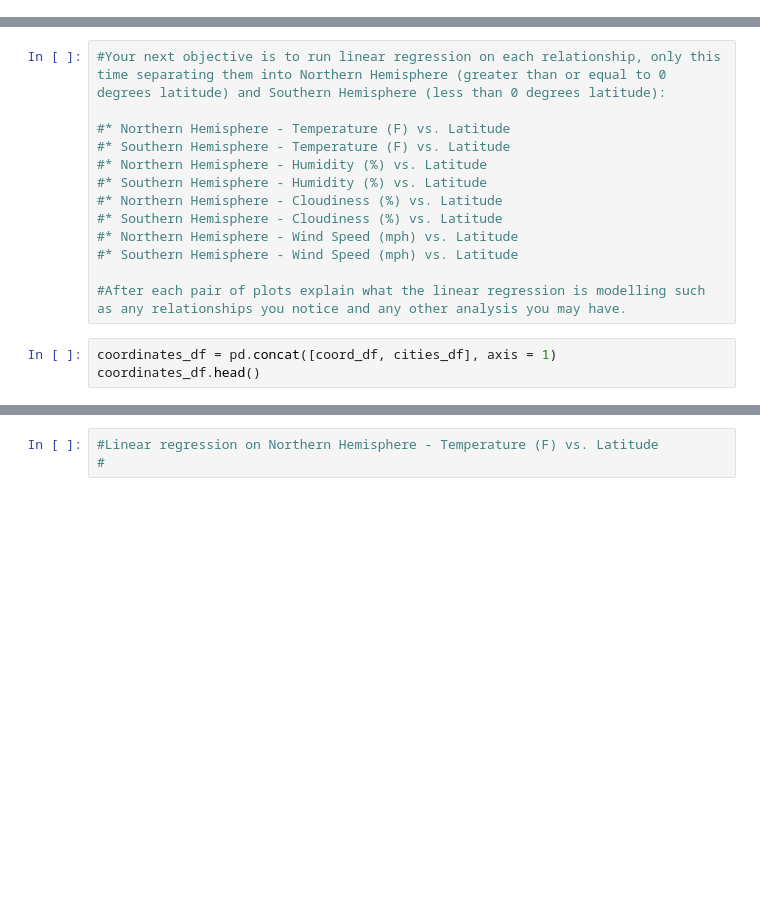
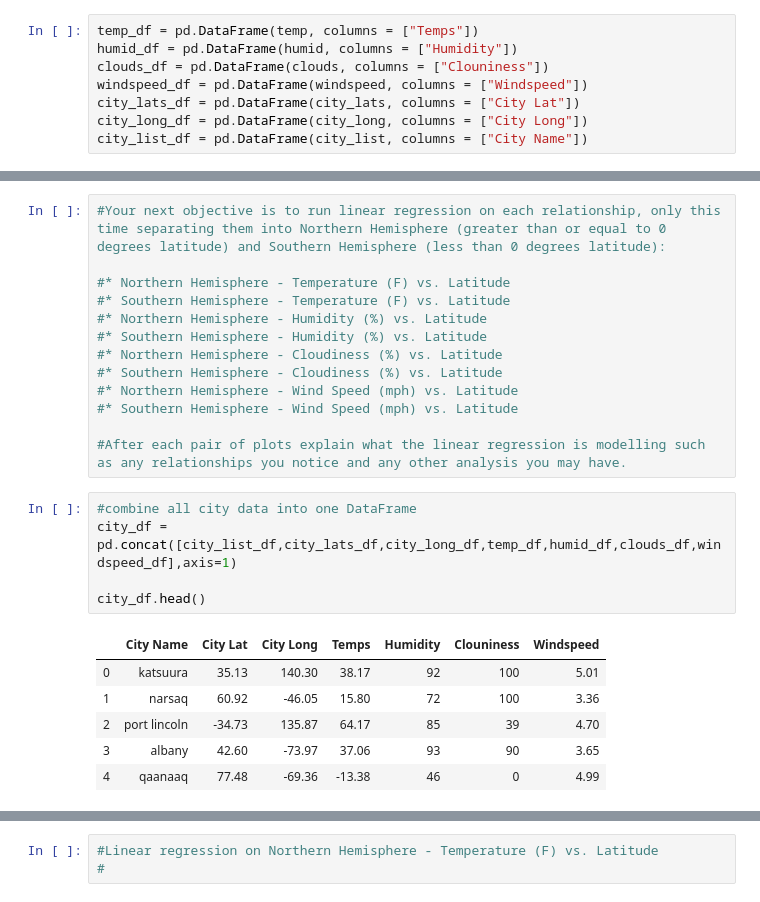
Before and after one commit to JKx2020/python-api-challenge, a Jupyter notebook: WeatherPy/weatherpy.ipynb, the cells around one changed output, grey strips where cells are left out. Drawn from its saved outputs; the diff is of its cells as text; blank space fills up the shorter version.

```diff
--- a/WeatherPy/weatherpy.ipynb
+++ b/WeatherPy/weatherpy.ipynb
@@ -136,3 +110,11 @@ ValueError: x and y must be the same size
+# %%
+temp_df = pd.DataFrame(temp, columns = ["Temps"])
+humid_df = pd.DataFrame(humid, columns = ["Humidity"])
+clouds_df = pd.DataFrame(clouds, columns = ["Clouniness"])
+windspeed_df = pd.DataFrame(windspeed, columns = ["Windspeed"])
+city_lats_df = pd.DataFrame(city_lats, columns = ["City Lat"])
+city_long_df = pd.DataFrame(city_long, columns = ["City Long"])
+city_list_df = pd.DataFrame(city_list, columns = ["City Name"])
 # %%
 #In the comparison of Temperature vs Latitude, the code is looking at where the city sits by Latitude on the globe and then looking at it's current temperature. The scatterplot looks at the correlation between distance from the equator to the current temperature.
 # %%
@@ -177,9 +165,18 @@ plt.grid(True)
 #* Southern Hemisphere - Wind Speed (mph) vs. Latitude
 
 #After each pair of plots explain what the linear regression is modelling such as any relationships you notice and any other analysis you may have.
-# %%
-coordinates_df = pd.concat([coord_df, cities_df], axis = 1)
-coordinates_df.head()
+# %%
+#combine all city data into one DataFrame
+city_df = pd.concat([city_list_df,city_lats_df,city_long_df,temp_df,humid_df,clouds_df,windspeed_df],axis=1)
+
+city_df.head()
+# %% [output]
+|  | City Name | City Lat | City Long | Temps | Humidity | Clouniness | Windspeed |
+| 0 | katsuura | 35.13 | 140.30 | 38.17 | 92 | 100 | 5.01 |
+| 1 | narsaq | 60.92 | -46.05 | 15.80 | 72 | 100 | 3.36 |
+| 2 | port lincoln | -34.73 | 135.87 | 64.17 | 85 | 39 | 4.70 |
+| 3 | albany | 42.60 | -73.97 | 37.06 | 93 | 90 | 3.65 |
+| 4 | qaanaaq | 77.48 | -69.36 | -13.38 | 46 | 0 | 4.99 |
 # %%
 #determine northern and southern hemisphere cities
 n_cities = []
```
Also changed, not shown: parts of 8 cells of this notebook.
